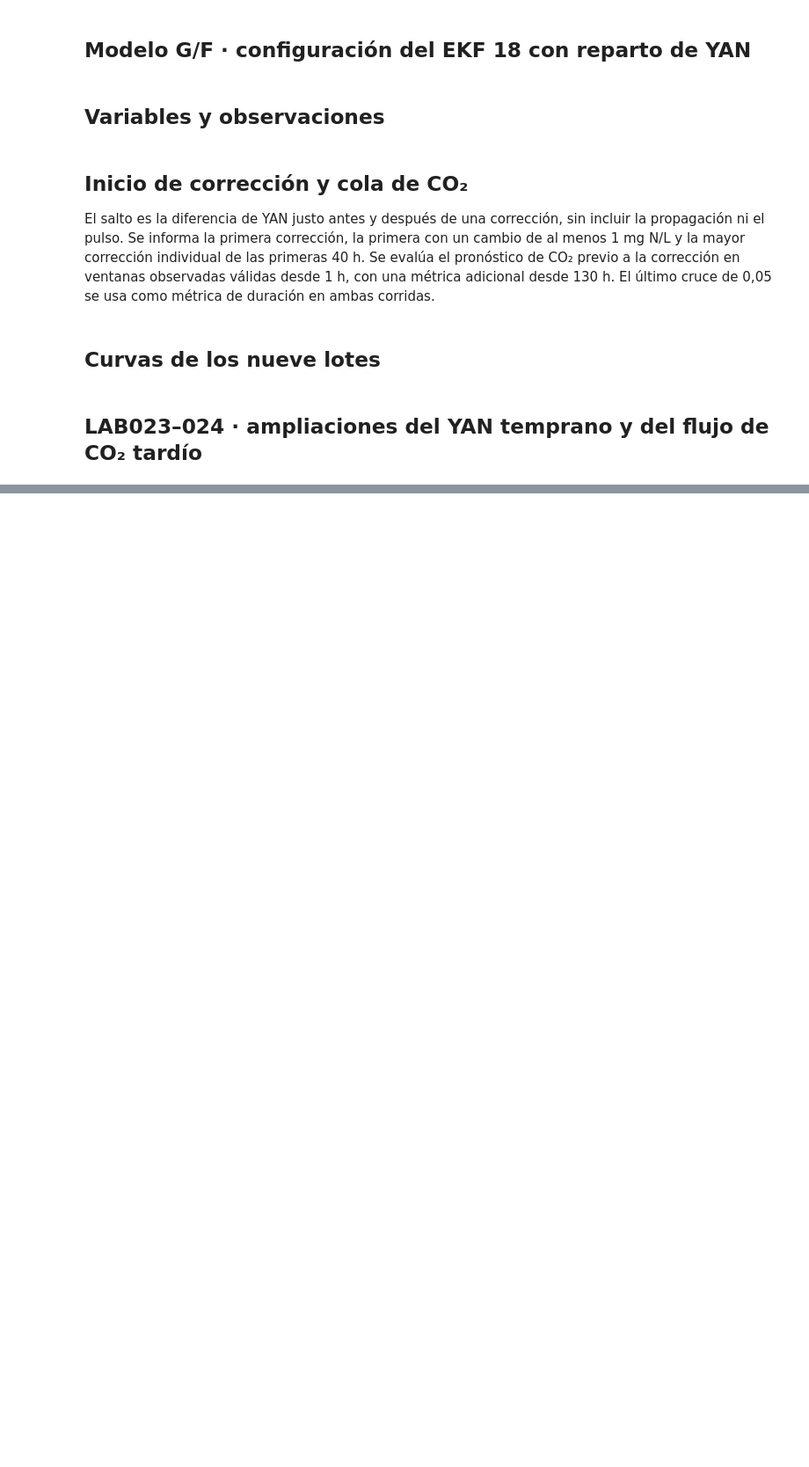
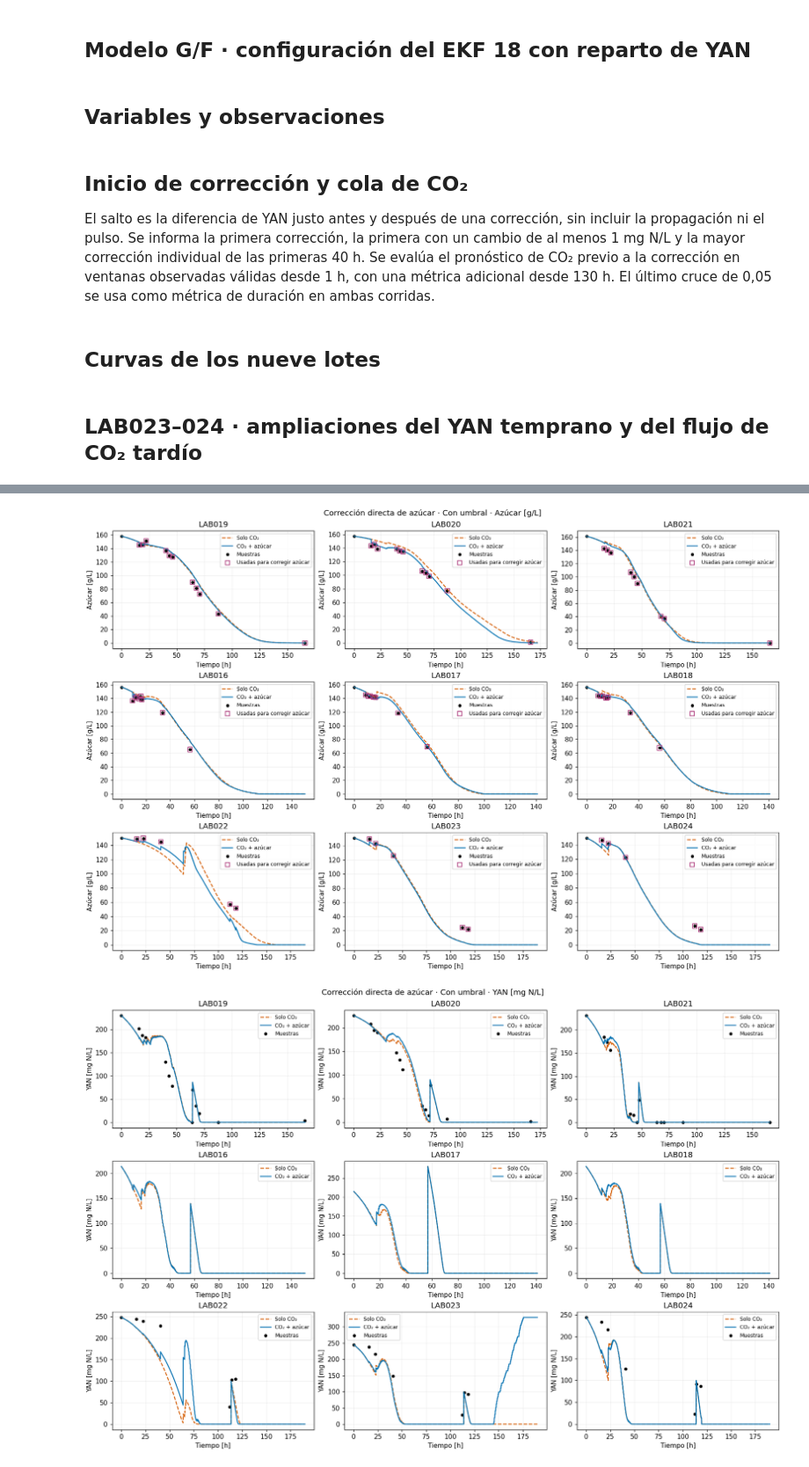
Before and after one commit to crodv/wine-fermentation, a Jupyter notebook: notebooks/EKF/21_ekf_s_gf_sin_umbral_co2_lab016_024.source.ipynb, the cells around one changed output, grey strips where cells are left out. Shown at 88% size. Cells and saved outputs as stored; diff of their text form; code cells hidden in the pictures; blank space fills up the shorter version.

```diff
--- a/notebooks/EKF/21_ekf_s_gf_sin_umbral_co2_lab016_024.source.ipynb
+++ b/notebooks/EKF/21_ekf_s_gf_sin_umbral_co2_lab016_024.source.ipynb
@@ -52,7 +52,7 @@ def validate_base_rule(valid, measured, original):
 single = load_reference(20, (1, 3, 5))
 single_model = single["models"]["Q ajustado"]
 def sugar_from_density(density_g_l):
-    return 2.5 * (density_g_l - 1000.)
+    return 2.5 * (density_g_l - 1000.) - 16.
 
 
 historical_density = single["v"].density.rename(
@@ -78,11 +78,14 @@ for lab in ORDER:
         times=validation.time.to_numpy(), sugar=sugar_from_density(validation.density.to_numpy()))
     initial = inputs["initial"].copy()
     previous_s0 = initial[2]
-    initial[2] = density_s0
+    # LAB019–024: la entrada original del EKF 20 procede de química Y15.
+    # LAB016–018: inicializar con la nueva conversión de densidad.
+    initial[2] = density_s0 if lab in ("LAB016","LAB017","LAB018") else previous_s0
     np.testing.assert_array_equal(np.delete(initial, 2), np.delete(inputs["initial"], 2))
     single["data"][lab] = {**inputs, "initial": initial}
     density_audit.append({"LAB": lab, "Densidad inicial [g/L]": initial_density,
-                          "S inicial anterior [g/L]": previous_s0,
+                          "S inicial utilizado [g/L]": initial[2],
+                          "Origen S inicial": "Y15" if lab not in ("LAB016","LAB017","LAB018") else "Densidad: 2,5(ρ−1000)−16",
                           "S inicial por densidad [g/L]": density_s0,
                           "Muestras de validación": len(validation)})
 density_audit = pd.DataFrame(density_audit).set_index("LAB")
@@ -277,16 +296,17 @@ def draw_curves(ax, model, lab, variable, *, legend=True):
         times, values = lab_samples(model, lab, variable)
         if variable == "S":
             density = density_points[lab]
-            ax.scatter(times, values, marker="D", facecolors="none", edgecolors="black",
-                       s=25, zorder=5, label="Azúcar por densidad")
-            ax.scatter(density["initial_time"], density["initial_sugar"], c="black",
-                       s=22, zorder=5, label="Inicial por densidad")
+            if len(times) and lab not in ("LAB016","LAB017","LAB018"):
+                ax.scatter(times, values, c="black", s=20, zorder=5, label="Muestras Y15")
+            ax.scatter(np.r_[density["initial_time"],density["times"]],
+                       np.r_[density["initial_sugar"],density["sugar"]],marker="D",facecolors="none",edgecolors="#666666",
+                       s=25,zorder=5,label="Densidad convertida")
         elif len(times):
             ax.scatter(times, values, c="black", s=15, zorder=5, label="Muestras")
     for pulse in run["pulse"]:
         ax.axvline(pulse, c="#888888", ls=":", lw=.8)
     title, unit = SYMBOLS[variable]
-    lower = min(0., 1.10 * min(values)) if variable == "S" else 0.
+    lower = min(0., 1.10 * min(density_points[lab]["sugar"])) if variable == "S" else 0.
     ax.set(title=lab, xlabel="Tiempo [h]", ylabel=f"{title} [{unit}]", ylim=(lower, None))
     if lower < 0.:
         ax.axhline(0., c="#888888", lw=.6)
@@ -328,0 +559,21 @@ for variable, limits in (("N", (0, 40)), ("CO2", (100, 190))):
+# %%
+for variable,index,scale,ylabel in [('S',2,1.,'Azúcar [g/L]'),('N',1,1000.,'YAN [mg N/L]'),('X',0,1.,'Biomasa [g/L]'),('CO2',None,1.,'CO₂ [g/(L·h)]')]:
+    fig,axes=plt.subplots(3,3,figsize=(15,10),layout='constrained')
+    for ax,lab in zip(axes.flat,ORDER):
+        for label,color,style in [('Solo CO₂','#D55E00','--'),('CO₂ + azúcar','#0072B2','-')]:
+            run,states,gas,records=sugar_cases[lab,label]
+            ax.plot(gas.t_h if variable=='CO2' else run['grid'],gas.forecast if variable=='CO2' else states[:,0,index]*single['SCALE_EKF'][index]*scale,c=color,ls=style,label=label)
+        if variable=='CO2':ax.plot(gas.t_h,gas.measured.where(gas.valid),c='black',lw=.7,label='Medido')
+        else:
+            tt,vv=lab_samples('S',lab,variable)
+            if variable=='S' and lab in ('LAB016','LAB017','LAB018'):
+                d=density_points[lab];tt=np.r_[d['initial_time'],d['times']];vv=np.r_[d['initial_sugar'],d['sugar']]
+            if len(tt):ax.scatter(tt,vv,c='black',s=15,label='Muestras')
+            if variable=='S' and len(records):
+                ax.scatter(records.time,records.measured,marker='s',facecolors='none',edgecolors='#AA3377',s=45,linewidths=1.1,zorder=6,label='Usadas para corregir azúcar')
+        ax.set(title=lab,xlabel='Tiempo [h]',ylabel=ylabel);ax.grid(alpha=.2);ax.legend(fontsize=8)
+    fig.suptitle('Corrección directa de azúcar · Con umbral · '+ylabel)
+    plt.show()
+# %% [output]
+[figure, added]
+[figure, added]
```
Also changed, not shown: parts of 21 cells of this notebook, 3 other files.
